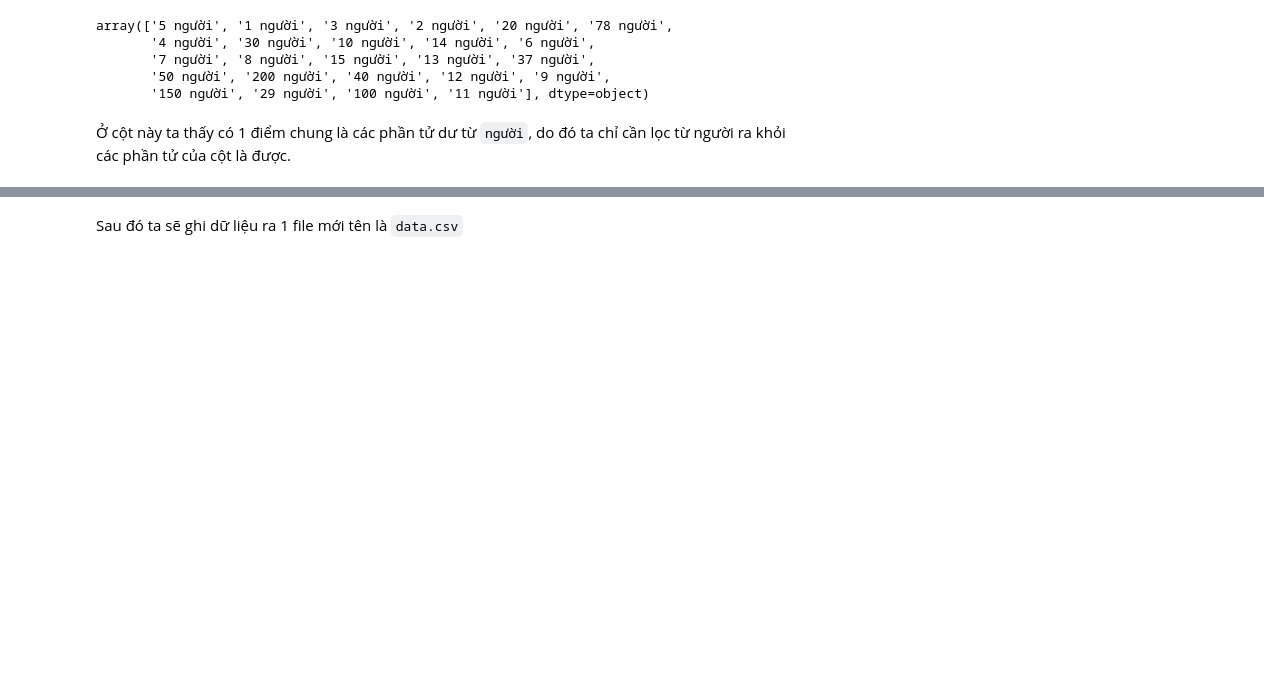
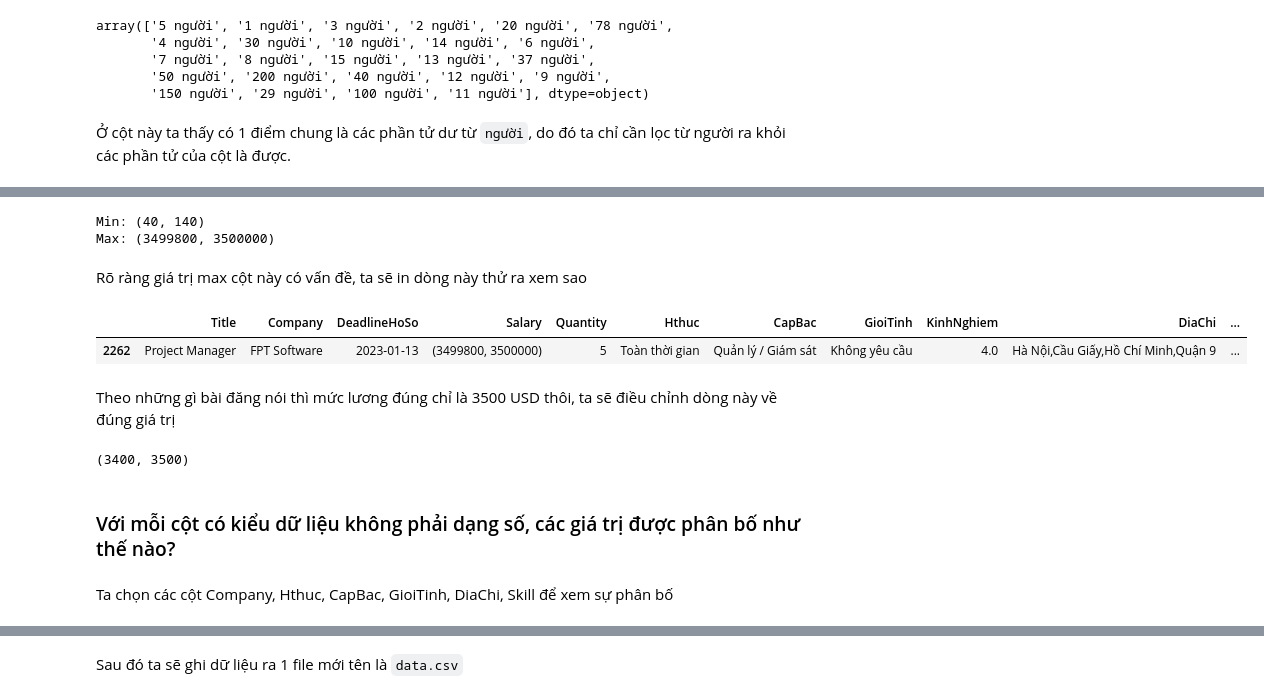
Before and after one commit to yakhimm/LyThuyet_LT4KHDL, a Jupyter notebook: LTKHDL/tienxuly.ipynb, the cells around one changed output, grey strips where cells are left out. Drawn from its saved outputs; the diff is of its cells as text; code cells hidden in the pictures; blank space fills up the shorter version.

```diff
--- a/LTKHDL/tienxuly.ipynb
+++ b/LTKHDL/tienxuly.ipynb
@@ -191,0 +358,16 @@ memory usage: 219.1+ KB
+# %%
+salary_min_max =  df["Salary"].sort_values().dropna()
+print("Min: {}".format(salary_min_max.iloc[0]))
+print("Max: {}".format(salary_min_max.iloc[len(salary_min_max)-1]))
+# %% [output]
+Min: (40, 140)
+Max: (3499800, 3500000)
+# %% [markdown]
+Rõ ràng giá trị max cột này có vấn đề, ta sẽ in dòng này thử ra xem sao
+# %%
+df[df["Salary"] == (3499800, 3500000)]
+# %% [output]
+|  | Title | Company | DeadlineHoSo | Salary | Quantity | Hthuc | CapBac | GioiTinh | KinhNghiem | DiaChi | ... |
+| 2262 | Project Manager | FPT Software | 2023-01-13 | (3499800, 3500000) | 5 | Toàn thời gian | Quản lý / Giám sát | Không yêu cầu | 4.0 | Hà Nội,Cầu Giấy,Hồ Chí Minh,Quận 9 | ... |
+# %% [markdown]
+Theo những gì bài đăng nói thì mức lương đúng chỉ là 3500 USD thôi, ta sẽ điều chỉnh dòng này về đúng giá trị
@@ -191,0 +376,8 @@ memory usage: 219.1+ KB
+# %%
+df.loc[2262]['Salary']
+# %% [output]
+(3400, 3500)
+# %% [markdown]
+### Với mỗi cột có kiểu dữ liệu không phải dạng số, các giá trị được phân bố như thế nào?
+# %% [markdown]
+Ta chọn các cột Company, Hthuc, CapBac, GioiTinh, DiaChi, Skill để xem sự phân bố
```
Also changed, not shown: parts of 46 cells of this notebook, 1 other file.
